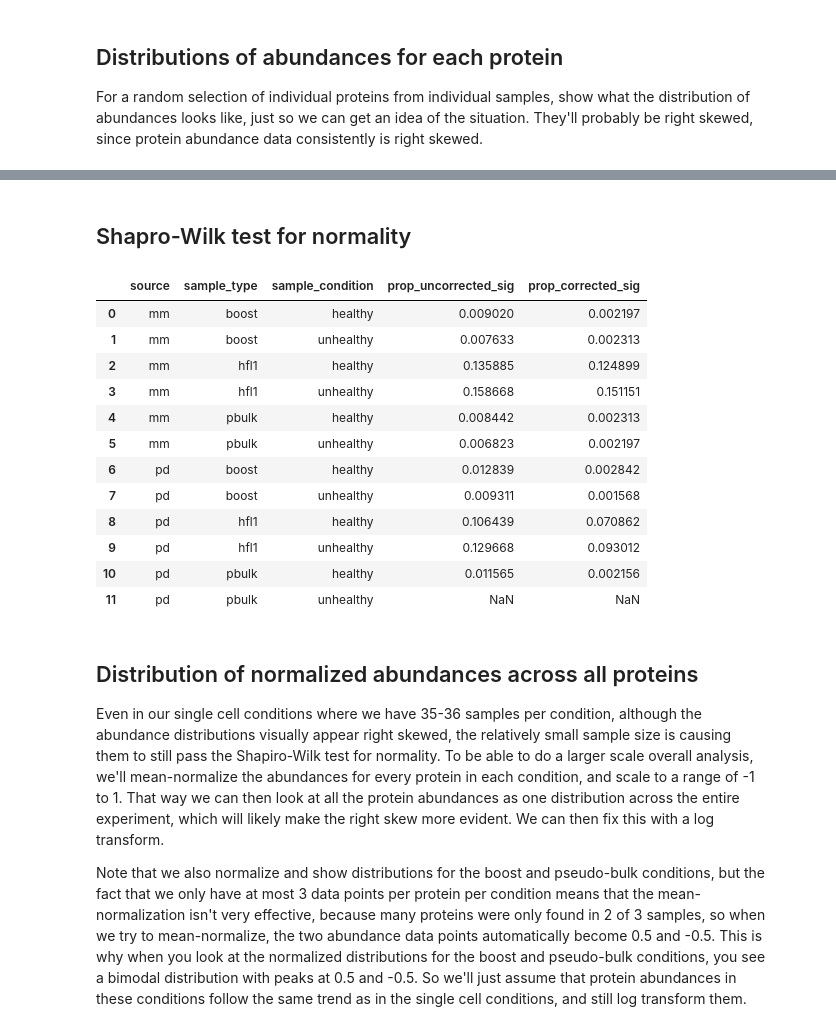
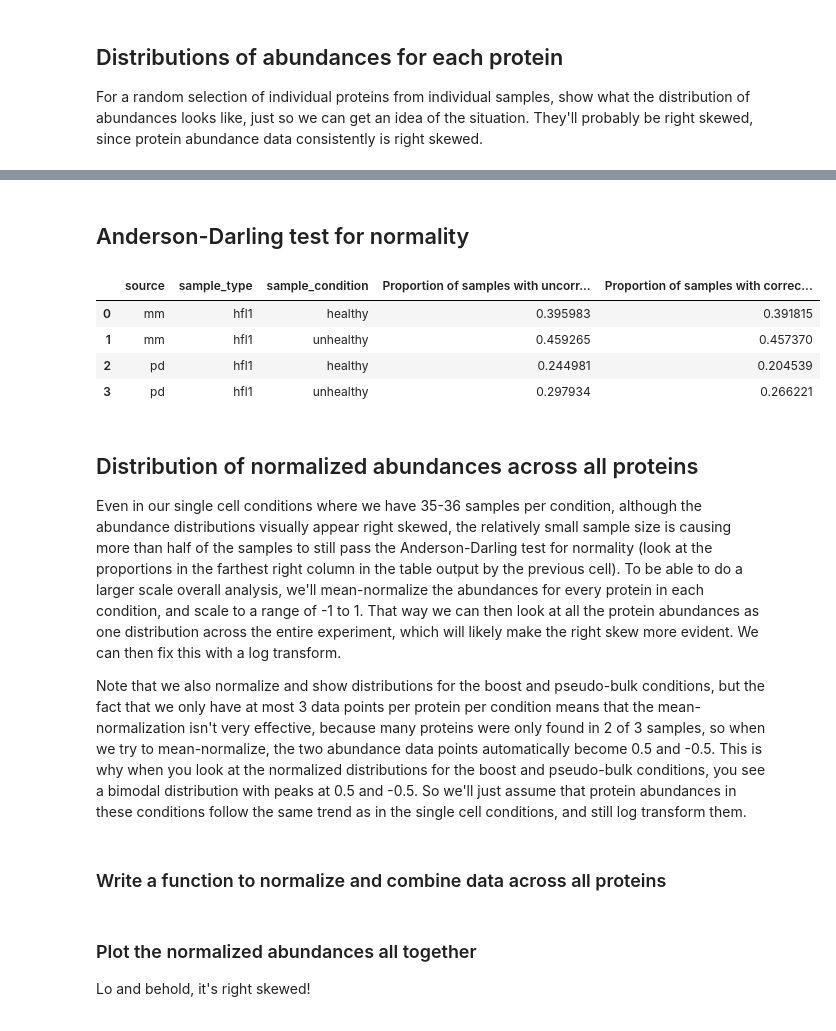
Before and after one commit to PayneLab/organoid_scp, a Jupyter notebook: 02_distributions.ipynb, the cells around one changed output, grey strips where cells are left out. Saved outputs shown, nothing was run; the diff lists cells and outputs as text; code cells hidden in the pictures.

Commit message:
Finish Anderson-Darling normality tests

```diff
--- a/02_distributions.ipynb
+++ b/02_distributions.ipynb
@@ -230,4 +232,4 @@ individual_distributions_plot(inputs["pd"])
 # %% [output]
 [interactive output not drawn]
 # %% [markdown]
-## Shapro-Wilk test for normality
+## Anderson-Darling test for normality
@@ -235,7 +289,7 @@ individual_distributions_plot(inputs["pd"])
 import warnings
 warnings.simplefilter("always") # This is so that if we get a warning about a computational error, it isn't silenced after the first occurrence, so we have an idea of how many groups have the issue and thus whether we need to worry about it.
 
-def shapiro_wilk(inputs_dict):
+def ad_norm(inputs_dict):
 
     results = {}
 
@@ -247,29 +301,27 @@ def shapiro_wilk(inputs_dict):
         prots = []
         pvals = []
 
-        for sample_type in df.index.get_level_values("sample_type").unique():
-            for sample_condition in df.index.get_level_values("sample_condition").unique():
+        sample_type = "hfl1" # We won't test for boost and pbulk because they only have n = 3
+        for sample_condition in df.index.get_level_values("sample_condition").unique():
 
-                # Get the data for just this condition
-                df_sel = df.xs((sample_type, sample_condition), level=("sample_type", "sample_condition"), drop_level=False)
-                for prot in df_sel.columns:
+            # Get the data for just this condition
+            df_sel = df.xs((sample_type, sample_condition), level=("sample_type", "sample_condition"), drop_level=False)
+            for prot in df_sel.columns:
 
-                    abundances = df_sel[prot].dropna()
+                abundances = df_sel[prot].dropna()
 
-                    if sample_type in ["boost", "pbulk"]:
-                        min_count = 3
-                    else:
-                        min_coun = 15
+                min_count = 15
 
-                    if len(abundances) >= min_count:
-                        stat, p = scipy.stats.shapiro(abundances)
-                    else:
-                        p = np.nan
+                if len(abundances) >= min_count:
+                    ad_res = scipy.stats.anderson(abundances, dist="norm")
+                    p = get_ad_p(ad_res=ad_res, n=len(abundances))
+                else:
+                    p = np.nan
 
-                    sample_types.append(sample_type)
-                    sample_conditions.append(sample_condition)
-                    prots.append(prot)
-                    pvals.append(p)
+                sample_types.append(sample_type)
+                sample_conditions.append(sample_condition)
+                prots.append(prot)
+                pvals.append(p)
 
         raw_pvals = pd.DataFrame({
             "sample_type": sample_types,
@@ -301,52 +353,44 @@ def shapiro_wilk(inputs_dict):
     props_uncorrected_sig = []
     props_corrected_sig = []
 
     for source in results.keys():
         df = results[source]
         for sample_type in df["sample_type"].unique():
             for sample_condition in df["sample_condition"].unique():
 
                 df_sel = df[(df["sample_type"] == sample_type) & (df["sample_condition"] == sample_condition)]
 
                 sources.append(source)
                 sample_types.append(sample_type)
                 sample_conditions.append(sample_condition)
 
                 if df_sel.shape[0] > 0:
                     props_uncorrected_sig.append((df_sel["p_uncorrected"] <= 0.05).sum() / df.shape[0])
                     props_corrected_sig.append((df_sel["p_corrected"] <= 0.05).sum() / df.shape[0])
                 else:
                     props_uncorrected_sig.append(np.nan)
                     props_corrected_sig.append(np.nan)
 
     summary = pd.DataFrame({
         "source": sources,
         "sample_type": sample_types,
         "sample_condition": sample_conditions,
-        "prop_uncorrected_sig": props_uncorrected_sig,
-        "prop_corrected_sig": props_corrected_sig,
+        "Proportion of samples with uncorrected p <= 0.05 (reject null hypothesis of normality)": props_uncorrected_sig,
+        "Proportion of samples with corrected p <= 0.05 (reject null hypothesis of normality)": props_corrected_sig,
     })
 
     return summary
 
-shapiro_wilk(inputs)
+ad_norm(inputs)
 # %% [output]
-|  | source | sample_type | sample_condition | prop_uncorrected_sig | prop_corrected_sig |
-| 0 | mm | boost | healthy | 0.009020 | 0.002197 |
-| 1 | mm | boost | unhealthy | 0.007633 | 0.002313 |
-| 2 | mm | hfl1 | healthy | 0.135885 | 0.124899 |
-| 3 | mm | hfl1 | unhealthy | 0.158668 | 0.151151 |
-| 4 | mm | pbulk | healthy | 0.008442 | 0.002313 |
-| 5 | mm | pbulk | unhealthy | 0.006823 | 0.002197 |
-| 6 | pd | boost | healthy | 0.012839 | 0.002842 |
-| 7 | pd | boost | unhealthy | 0.009311 | 0.001568 |
-| 8 | pd | hfl1 | healthy | 0.106439 | 0.070862 |
-| 9 | pd | hfl1 | unhealthy | 0.129668 | 0.093012 |
-| 10 | pd | pbulk | healthy | 0.011565 | 0.002156 |
-| 11 | pd | pbulk | unhealthy | NaN | NaN |
+|  | source | sample_type | sample_condition | Proportion of samples with uncorr... | Proportion of samples with correc... |
+| 0 | mm | hfl1 | healthy | 0.395983 | 0.391815 |
+| 1 | mm | hfl1 | unhealthy | 0.459265 | 0.457370 |
+| 2 | pd | hfl1 | healthy | 0.244981 | 0.204539 |
+| 3 | pd | hfl1 | unhealthy | 0.297934 | 0.266221 |
 # %% [markdown]
 ## Distribution of normalized abundances across all proteins
 
-Even in our single cell conditions where we have 35-36 samples per condition, although the abundance distributions visually appear right skewed, the relatively small sample size is causing them to still pass the Shapiro-Wilk test for normality. To be able to do a larger scale overall analysis, we'll mean-normalize the abundances for every protein in each condition, and scale to a range of -1 to 1. That way we can then look at all the protein abundances as one distribution across the entire experiment, which will likely make the right skew more evident. We can then fix this with a log transform.
+Even in our single cell conditions where we have 35-36 samples per condition, although the abundance distributions visually appear right skewed, the relatively small sample size is causing more than half of the samples to still pass the Anderson-Darling test for normality (look at the proportions in the farthest right column in the table output by the previous cell). To be able to do a larger scale overall analysis, we'll mean-normalize the abundances for every protein in each condition, and scale to a range of -1 to 1. That way we can then look at all the protein abundances as one distribution across the entire experiment, which will likely make the right skew more evident. We can then fix this with a log transform.
 
 Note that we also normalize and show distributions for the boost and pseudo-bulk conditions, but the fact that we only have at most 3 data points per protein per condition means that the mean-normalization isn't very effective, because many proteins were only found in 2 of 3 samples, so when we try to mean-normalize, the two abundance data points automatically become 0.5 and -0.5. This is why when you look at the normalized distributions for the boost and pseudo-bulk conditions, you see a bimodal distribution with peaks at 0.5 and -0.5. So we'll just assume that protein abundances in these conditions follow the same trend as in the single cell conditions, and still log transform them.
@@ -435,0 +397,2 @@ def overall_distribution_plot(inputs_dict, log2):
+# %% [markdown]
+### Write a function to normalize and combine data across all proteins
@@ -435,0 +453,4 @@ def overall_distribution_plot(inputs_dict, log2):
+# %% [markdown]
+### Plot the normalized abundances all together
+
+Lo and behold, it's right skewed!
```
Also changed, not shown: parts of 11 cells of this notebook, 1 other file.
